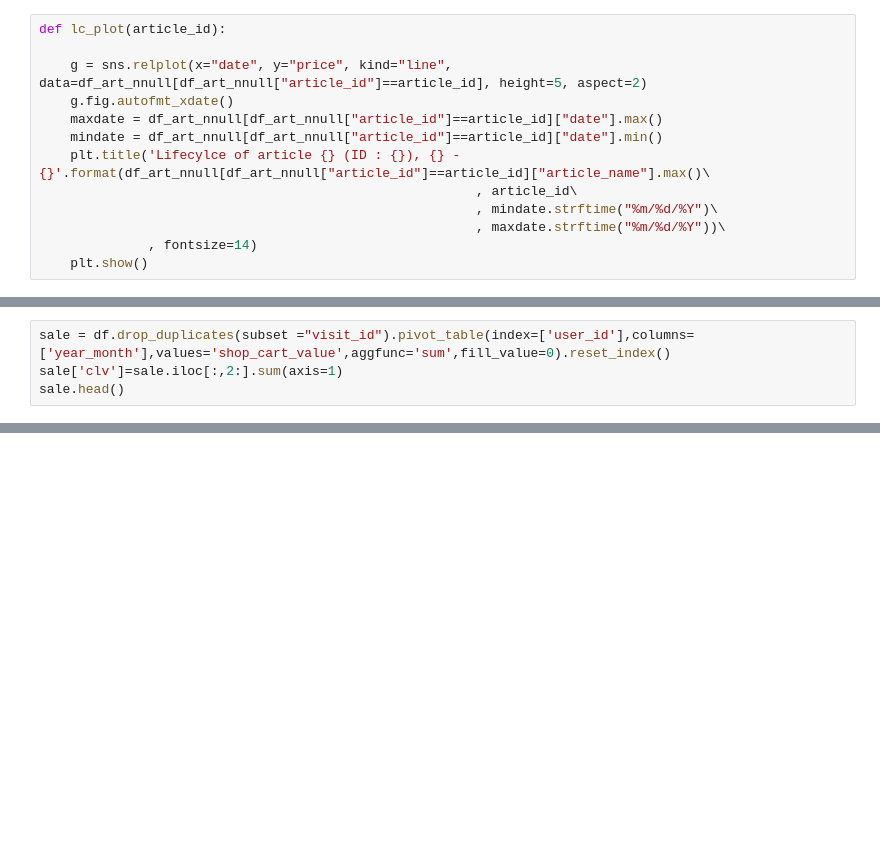
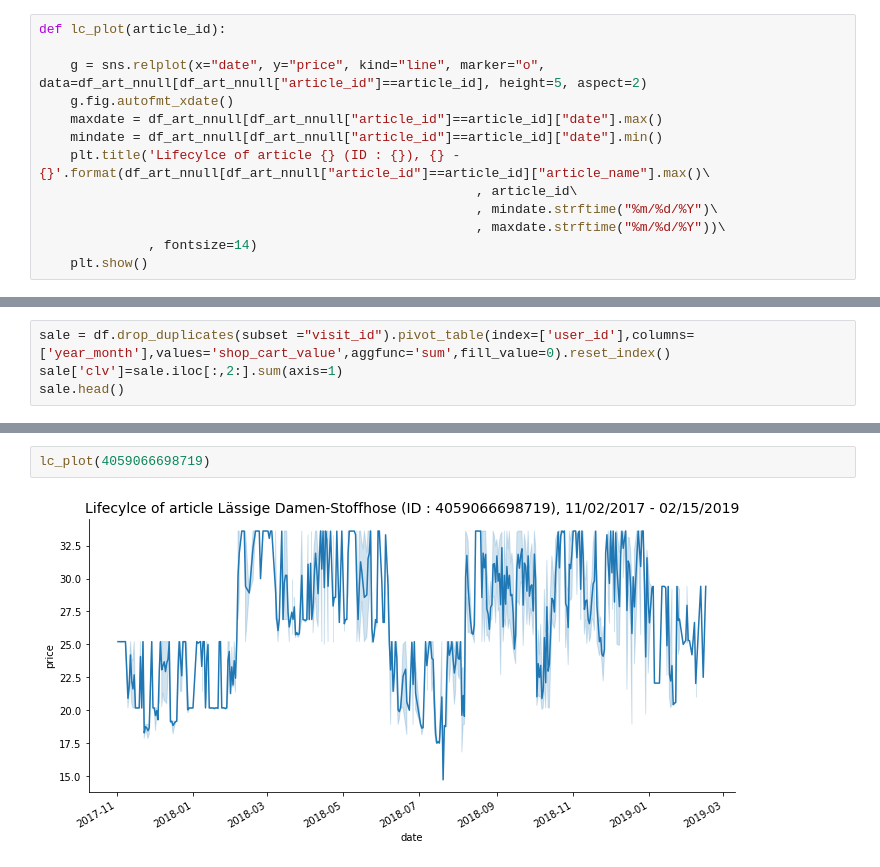
Before and after one commit to s-lau-42/Project_3_Online_Shop_Analysis, a Jupyter notebook: Plots.ipynb, the cells around one changed output, grey strips where cells are left out. Drawn from its saved outputs; the diff is of its cells as text; blank space fills up the shorter version.

```diff
--- a/Plots.ipynb
+++ b/Plots.ipynb
@@ -219,7 +219,7 @@ df_art_nnull.reset_index();
 # %%
 def lc_plot(article_id):
 
-    g = sns.relplot(x="date", y="price", kind="line", data=df_art_nnull[df_art_nnull["article_id"]==article_id], height=5, aspect=2)
+    g = sns.relplot(x="date", y="price", kind="line", marker="o", data=df_art_nnull[df_art_nnull["article_id"]==article_id], height=5, aspect=2)
     g.fig.autofmt_xdate()
     maxdate = df_art_nnull[df_art_nnull["article_id"]==article_id]["date"].max()
     mindate = df_art_nnull[df_art_nnull["article_id"]==article_id]["date"].min()
@@ -292,0 +345,4 @@ sale.head()
+# %%
+lc_plot(4059066698719)
+# %% [output]
+[figure, added]
```
Also changed, not shown: parts of 15 cells of this notebook, 5 other files.
